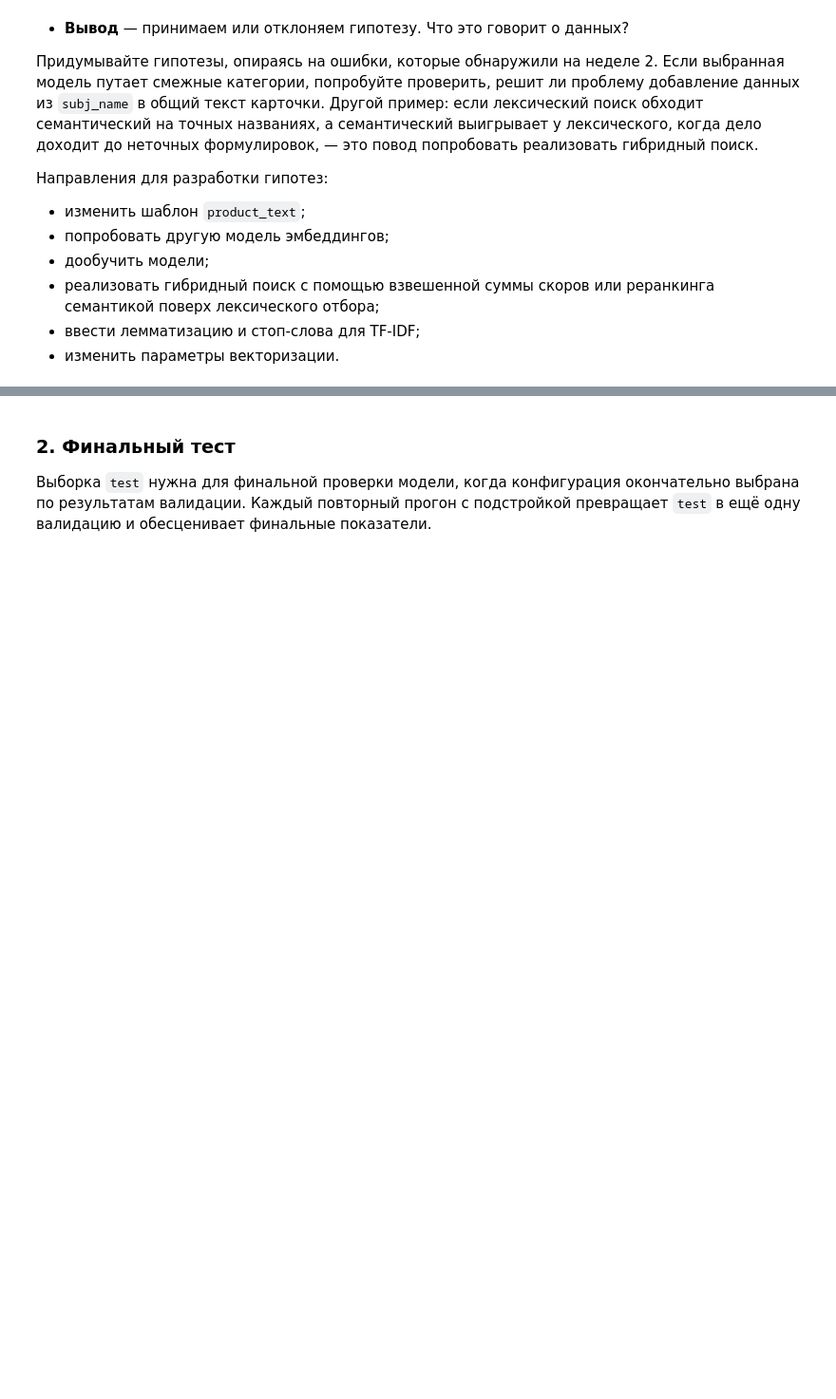
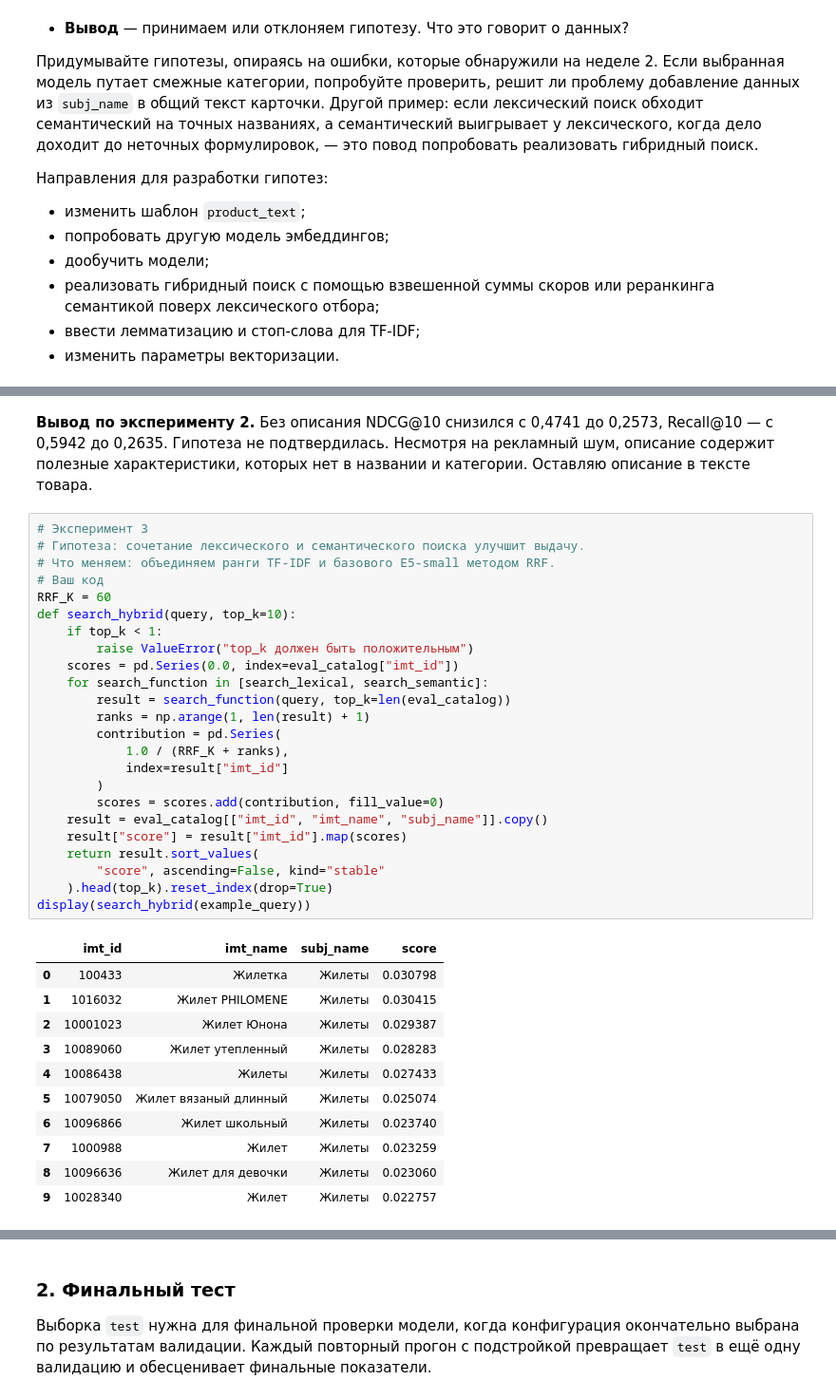
Before and after one commit to Fsalyamov/semantic-search-project, a Jupyter notebook: semantic_search_project.ipynb, the cells around one changed output, grey strips where cells are left out. Shown at 95% size. Saved outputs shown, nothing was run; the diff lists cells and outputs as text; blank space fills up the shorter version.

```diff
--- a/semantic_search_project.ipynb
+++ b/semantic_search_project.ipynb
@@ -1301,0 +1492,43 @@ Precision@1 — 0,3871 против 0,0729.
+# %% [markdown]
+**Вывод по эксперименту 2.**
+Без описания NDCG@10 снизился с 0,4741 до 0,2573,
+Recall@10 — с 0,5942 до 0,2635. Гипотеза не подтвердилась.
+Несмотря на рекламный шум, описание содержит полезные
+характеристики, которых нет в названии и категории.
+Оставляю описание в тексте товара.
+# %%
+# Эксперимент 3
+# Гипотеза: сочетание лексического и семантического поиска улучшит выдачу.
+# Что меняем: объединяем ранги TF-IDF и базового E5-small методом RRF.
+# Ваш код
+RRF_K = 60
+def search_hybrid(query, top_k=10):
+    if top_k < 1:
+        raise ValueError("top_k должен быть положительным")
+    scores = pd.Series(0.0, index=eval_catalog["imt_id"])
+    for search_function in [search_lexical, search_semantic]:
+        result = search_function(query, top_k=len(eval_catalog))
+        ranks = np.arange(1, len(result) + 1)
+        contribution = pd.Series(
+            1.0 / (RRF_K + ranks),
+            index=result["imt_id"]
+        )
+        scores = scores.add(contribution, fill_value=0)
+    result = eval_catalog[["imt_id", "imt_name", "subj_name"]].copy()
+    result["score"] = result["imt_id"].map(scores)
+    return result.sort_values(
+        "score", ascending=False, kind="stable"
+    ).head(top_k).reset_index(drop=True)
+display(search_hybrid(example_query))
+# %% [output]
+|  | imt_id | imt_name | subj_name | score |
+| 0 | 100433 | Жилетка | Жилеты | 0.030798 |
+| 1 | 1016032 | Жилет PHILOMENE | Жилеты | 0.030415 |
+| 2 | 10001023 | Жилет Юнона | Жилеты | 0.029387 |
+| 3 | 10089060 | Жилет утепленный | Жилеты | 0.028283 |
+| 4 | 10086438 | Жилеты | Жилеты | 0.027433 |
+| 5 | 10079050 | Жилет вязаный длинный | Жилеты | 0.025074 |
+| 6 | 10096866 | Жилет школьный | Жилеты | 0.023740 |
+| 7 | 1000988 | Жилет | Жилеты | 0.023259 |
+| 8 | 10096636 | Жилет для девочки | Жилеты | 0.023060 |
+| 9 | 10028340 | Жилет | Жилеты | 0.022757 |
```
Also changed, not shown: parts of 24 cells of this notebook, 3 other files.
